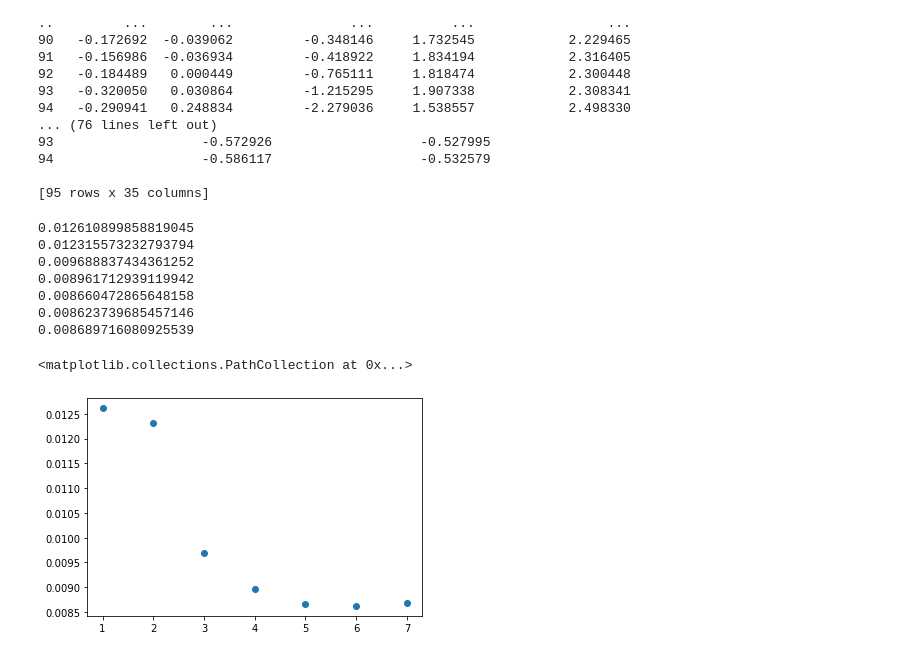
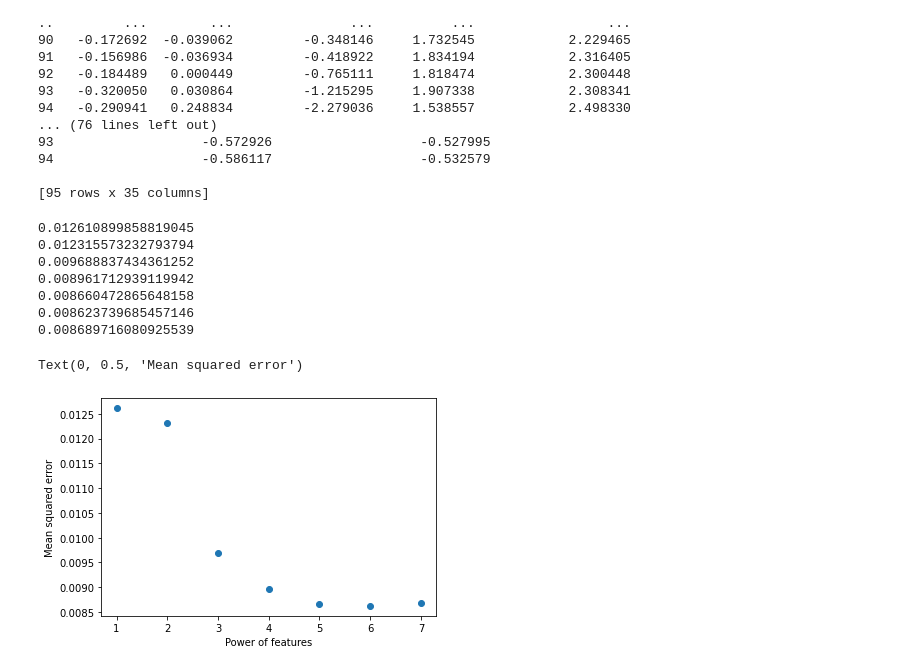
Before and after one commit to shanghongsim/term3_dtp, a Jupyter notebook: task2.ipynb, the cells around one changed output. Drawn from its saved outputs; the diff is of its cells as text; code cells hidden in the pictures.

Commit message:
plots

```diff
--- a/task2.ipynb
+++ b/task2.ipynb
@@ -399,25 +399,27 @@ print(df_feature)
 # %%
 mse_all=[]
 r2_all=[]
 power=list(range(1,8))
 for i in range(1,8):
     pred=all[i]
     mse2=mean_squared_error(target,pred)
     print(mse2)
     mse_all.append(mse2)
 
 plt.figure(6)
 plt.scatter(power,mse_all)
+plt.xlabel('Power of features')
+plt.ylabel('Mean squared error')
 # %% [output]
 0.012610899858819045
 0.012315573232793794
 0.009688837434361252
 0.008961712939119942
 0.008660472865648158
 0.008623739685457146
 0.008689716080925539
-<matplotlib.collections.PathCollection at 0x...>
+Text(0, 0.5, 'Mean squared error')
-[figure, old version]
+[figure, new version]
 # %%
 # ERROR
 # features=['hospital_beds_per_thousand','hosp_patients_per_million',
```
